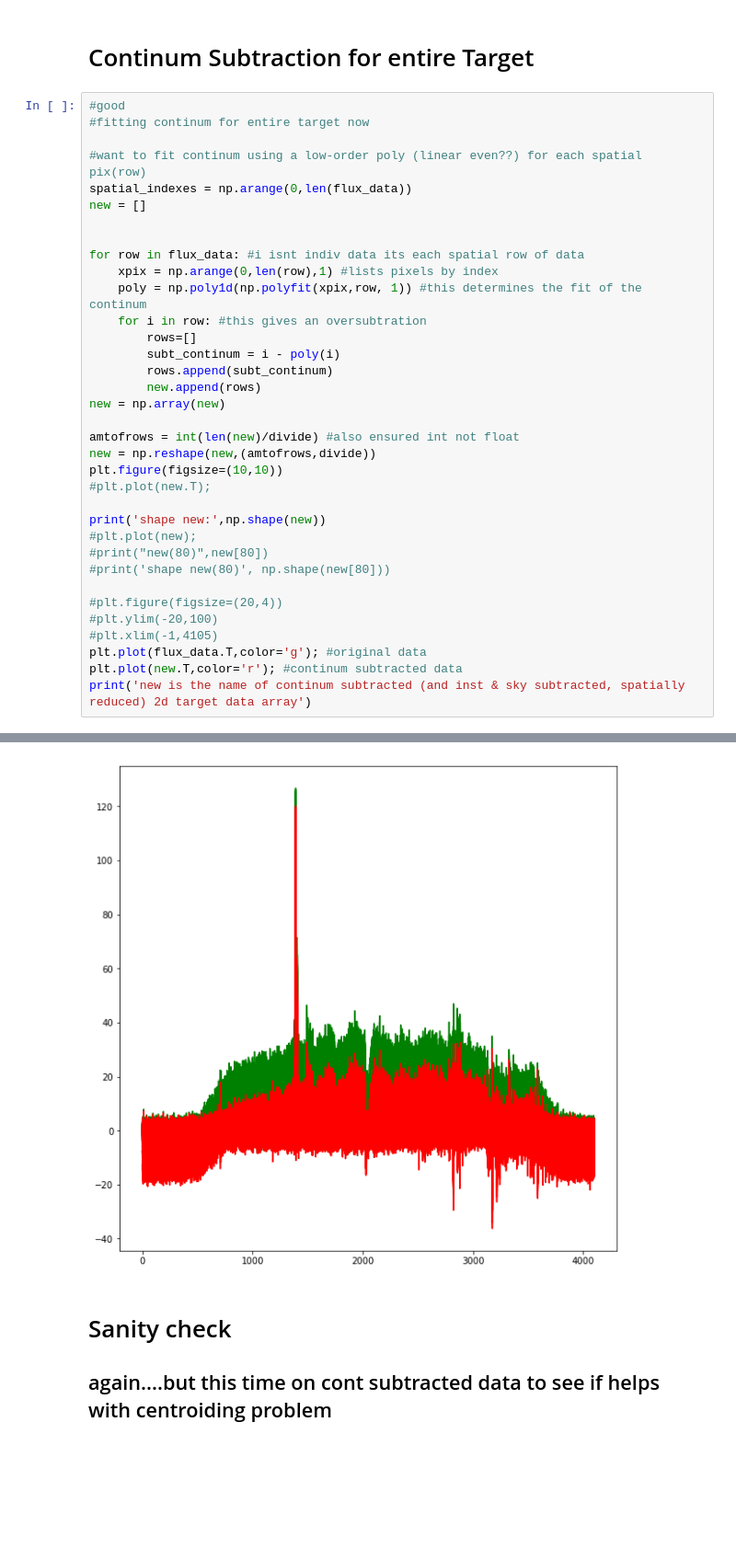
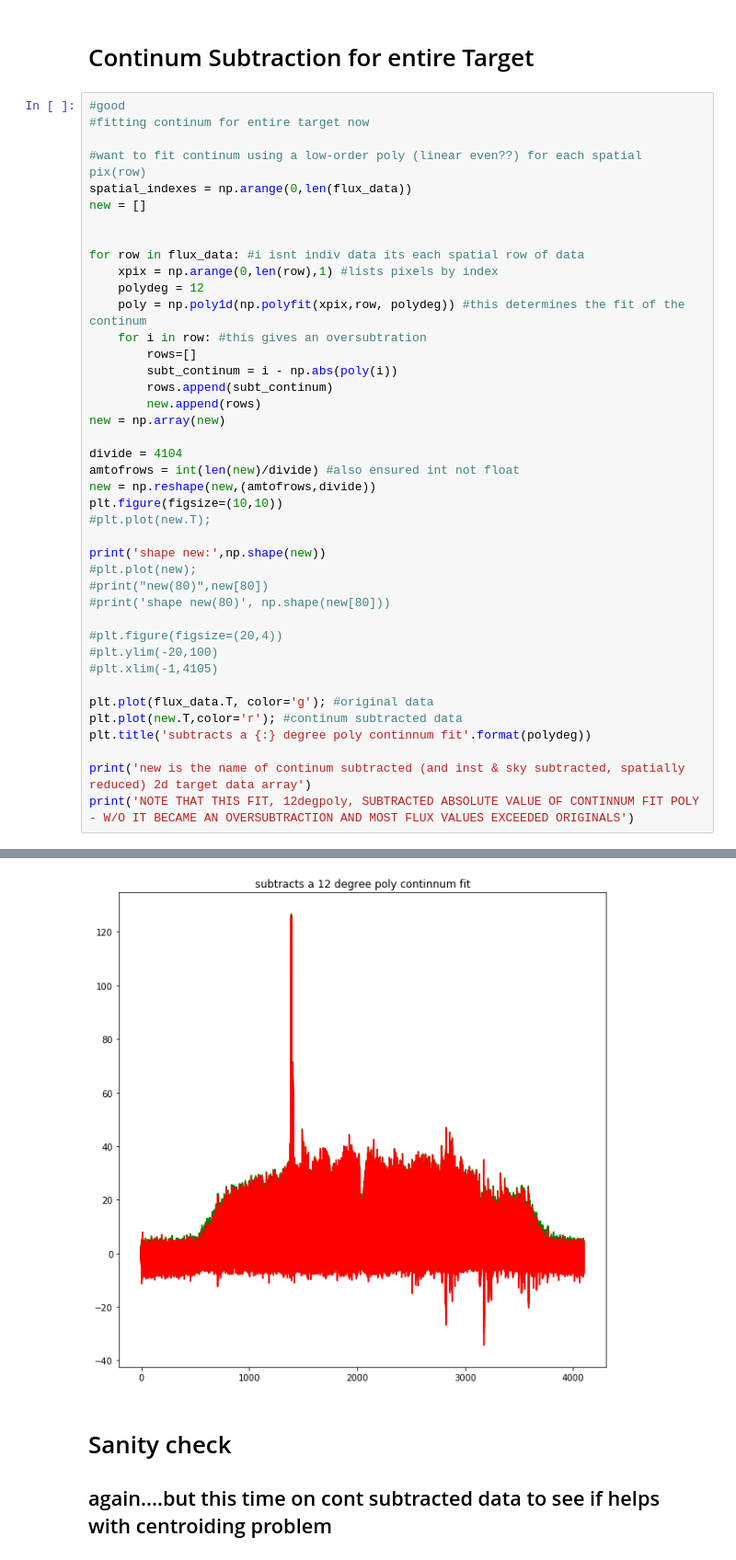
Before and after one commit to deerow22/data_reduction_scrap, a Jupyter notebook: Rotation Curve for Catch 22.ipynb, the cells around one changed output, grey strips where cells are left out. Shown at 92% size. Saved outputs shown, nothing was run; the diff lists cells and outputs as text; blank space fills up the shorter version.

```diff
--- a/Rotation Curve for Catch 22.ipynb
+++ b/Rotation Curve for Catch 22.ipynb
@@ -783,14 +779,16 @@ new = []
 
 for row in flux_data: #i isnt indiv data its each spatial row of data
     xpix = np.arange(0,len(row),1) #lists pixels by index
-    poly = np.poly1d(np.polyfit(xpix,row, 1)) #this determines the fit of the continum
+    polydeg = 12
+    poly = np.poly1d(np.polyfit(xpix,row, polydeg)) #this determines the fit of the continum
     for i in row: #this gives an oversubtration
         rows=[]
-        subt_continum = i - poly(i)
+        subt_continum = i - np.abs(poly(i))
         rows.append(subt_continum)
         new.append(rows)
 new = np.array(new)
 
+divide = 4104
 amtofrows = int(len(new)/divide) #also ensured int not float
 new = np.reshape(new,(amtofrows,divide))
 plt.figure(figsize=(10,10))
@@ -804,9 +802,13 @@ print('shape new:',np.shape(new))
 #plt.figure(figsize=(20,4))
 #plt.ylim(-20,100)
 #plt.xlim(-1,4105)
-plt.plot(flux_data.T,color='g'); #original data
+
+plt.plot(flux_data.T, color='g'); #original data
 plt.plot(new.T,color='r'); #continum subtracted data
+plt.title('subtracts a {:} degree poly continnum fit'.format(polydeg))
+
 print('new is the name of continum subtracted (and inst & sky subtracted, spatially reduced) 2d target data array')
+print('NOTE THAT THIS FIT, 12degpoly, SUBTRACTED ABSOLUTE VALUE OF CONTINNUM FIT POLY - W/O IT BECAME AN OVERSUBTRACTION AND MOST FLUX VALUES EXCEEDED ORIGINALS')
 # %% [output]
 shape new: (226, 4104)
 new is the name of continum subtracted (and inst & sky subtracted, spatially reduced) 2d target data array
@@ -813,4 +816,4 @@ new is the name of continum subtracted (and inst & sky subtracted, spatially red
-[figure, old version]
+[figure, new version]
 # %% [markdown]
 # Sanity check
 ## again....but this time on cont subtracted data to see if helps with centroiding problem
```
Also changed, not shown: parts of 13 cells of this notebook.
